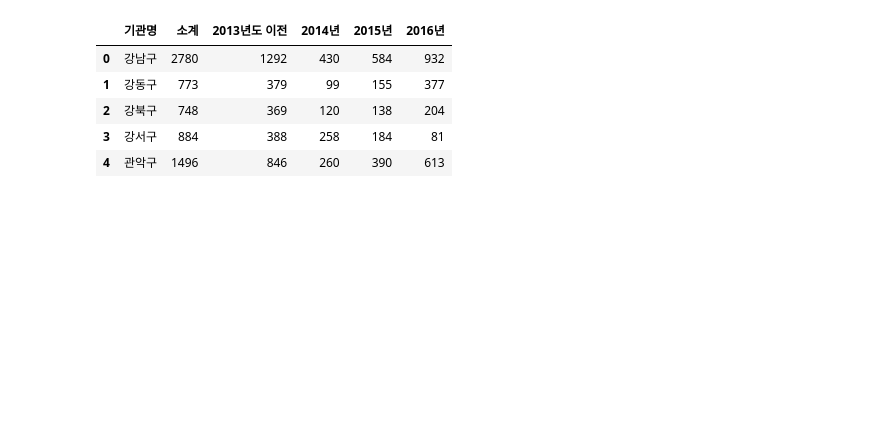
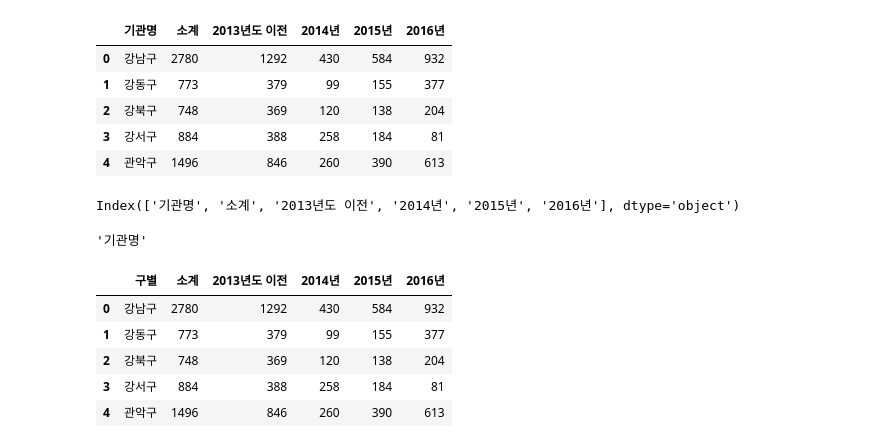
Before and after one commit to sm1835dh/python-data-analysis, a Jupyter notebook: Chapter01/Analysis CCTV data in Seoul.ipynb, the cells around one changed output. Drawn from its saved outputs; the diff is of its cells as text; code cells hidden in the pictures; blank space fills up the shorter version.

```diff
--- a/Chapter01/Analysis CCTV data in Seoul.ipynb
+++ b/Chapter01/Analysis CCTV data in Seoul.ipynb
@@ -10,3 +10,21 @@ CCTV_Seoul.head()
 | 2 | 강북구 | 748 | 369 | 120 | 138 | 204 |
 | 3 | 강서구 | 884 | 388 | 258 | 184 | 81 |
 | 4 | 관악구 | 1496 | 846 | 260 | 390 | 613 |
+# %%
+CCTV_Seoul.columns
+# %% [output]
+Index(['기관명', '소계', '2013년도 이전', '2014년', '2015년', '2016년'], dtype='object')
+# %%
+CCTV_Seoul.columns[0]
+# %% [output]
+'기관명'
+# %%
+CCTV_Seoul.rename(columns={CCTV_Seoul.columns[0]:'구별'}, inplace=True)
+CCTV_Seoul.head()
+# %% [output]
+|  | 구별 | 소계 | 2013년도 이전 | 2014년 | 2015년 | 2016년 |
+| 0 | 강남구 | 2780 | 1292 | 430 | 584 | 932 |
+| 1 | 강동구 | 773 | 379 | 99 | 155 | 377 |
+| 2 | 강북구 | 748 | 369 | 120 | 138 | 204 |
+| 3 | 강서구 | 884 | 388 | 258 | 184 | 81 |
+| 4 | 관악구 | 1496 | 846 | 260 | 390 | 613 |
```
Also changed, not shown: parts of 39 cells of this notebook.
